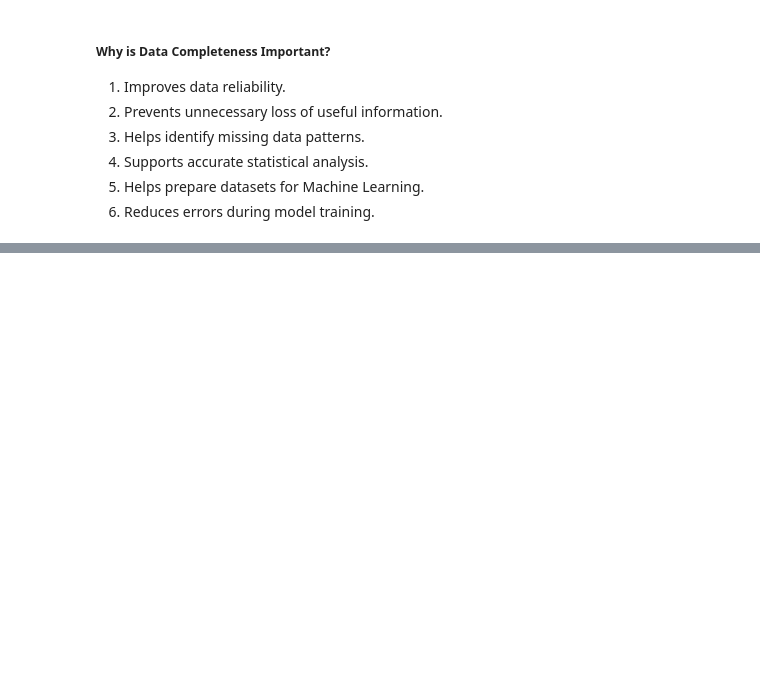
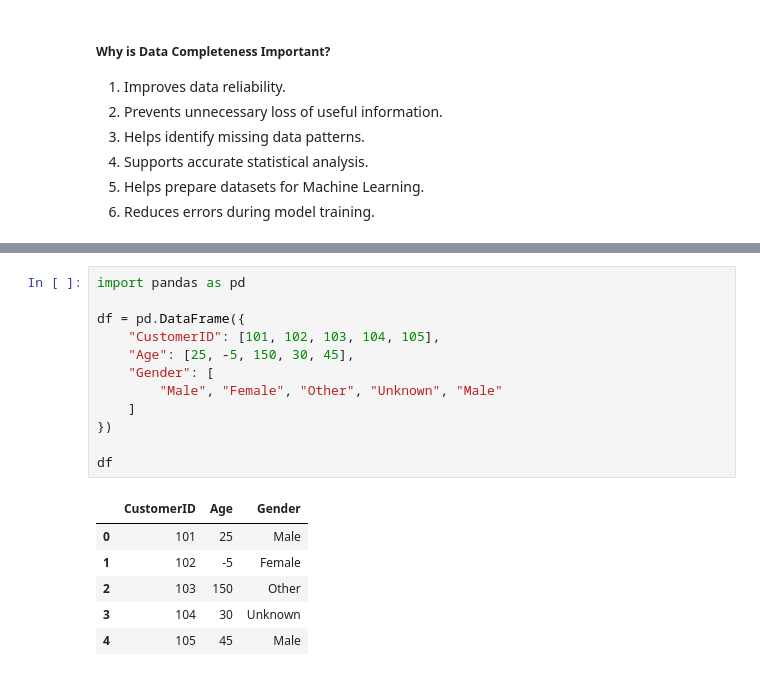
Before and after one commit to upendarreddyadla/Sprint-5-Data-Cleaning-Data-Preprocessing, a Jupyter notebook: 01_Data_Preprocessing_Basics.ipynb, the cells around one changed output, grey strips where cells are left out. Drawn from its saved outputs; the diff is of its cells as text; blank space fills up the shorter version.

```diff
--- a/01_Data_Preprocessing_Basics.ipynb
+++ b/01_Data_Preprocessing_Basics.ipynb
@@ -818,0 +1020,19 @@ Mandatory Field Completeness	Required business fields are populated	    Customer
+# %%
+import pandas as pd
+
+df = pd.DataFrame({
+    "CustomerID": [101, 102, 103, 104, 105],
+    "Age": [25, -5, 150, 30, 45],
+    "Gender": [
+        "Male", "Female", "Other", "Unknown", "Male"
+    ]
+})
+
+df
+# %% [output]
+|  | CustomerID | Age | Gender |
+| 0 | 101 | 25 | Male |
+| 1 | 102 | -5 | Female |
+| 2 | 103 | 150 | Other |
+| 3 | 104 | 30 | Unknown |
+| 4 | 105 | 45 | Male |
```
Also changed, not shown: parts of 24 cells of this notebook.
